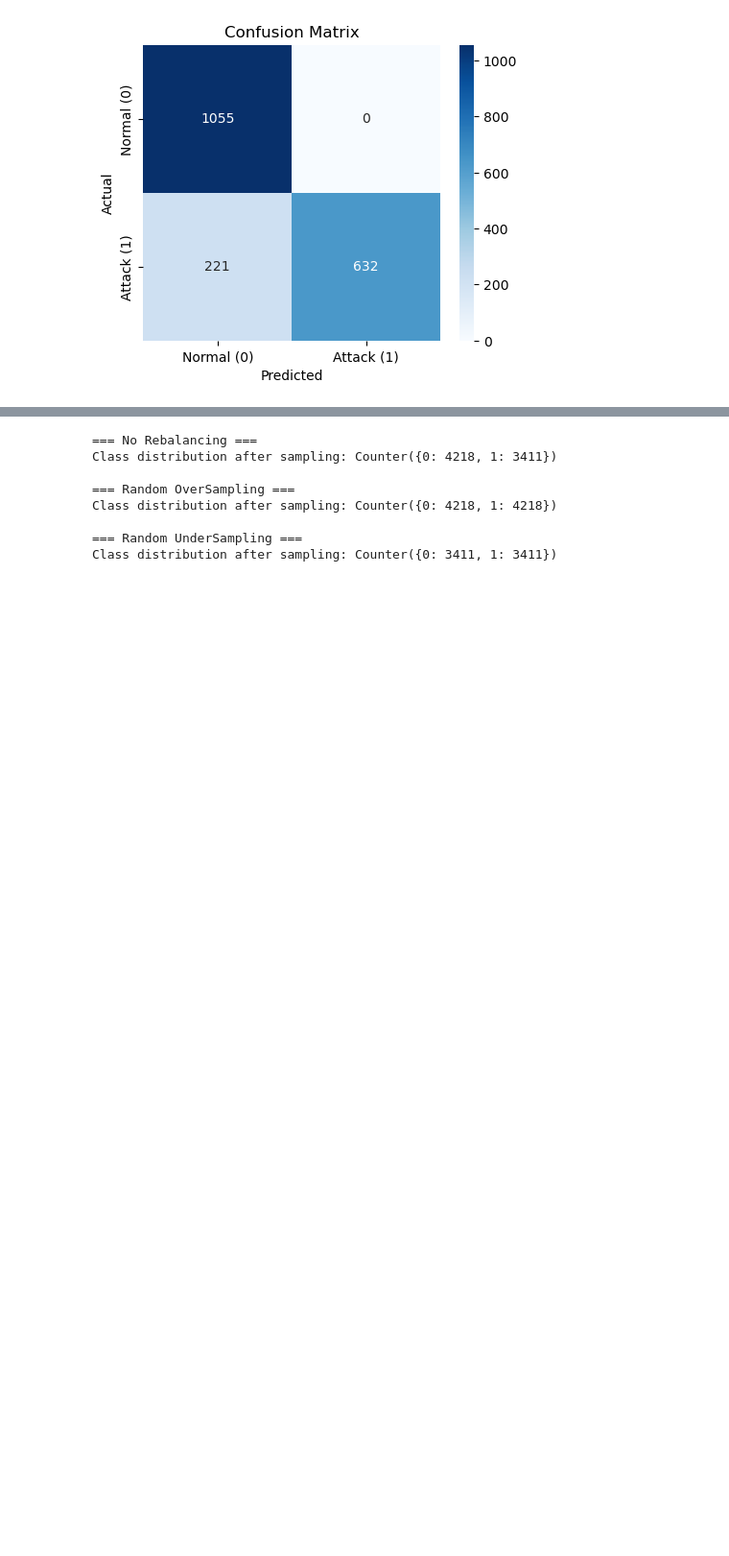
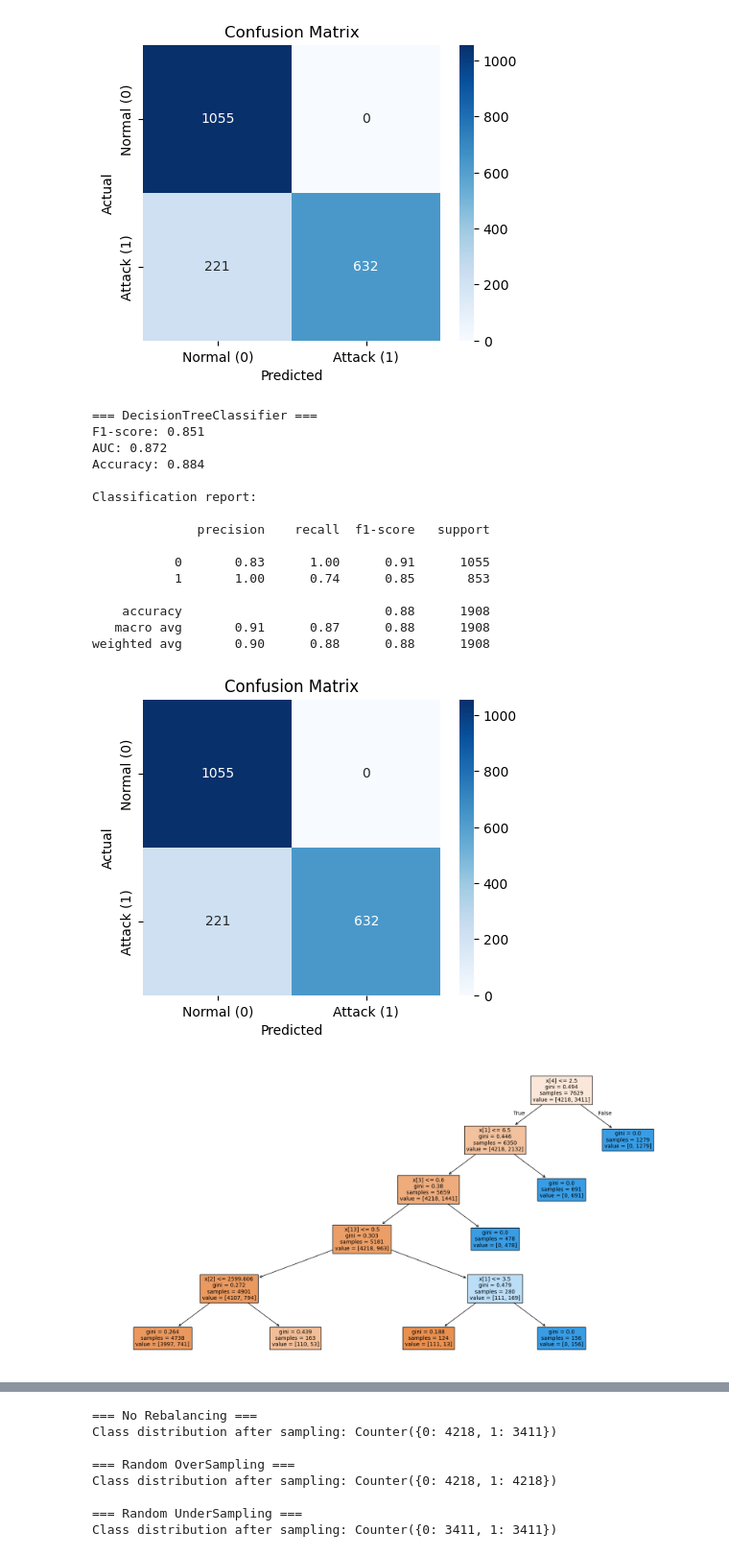
Before and after one commit to manGjv/Cybersecurity-Intrusion-Detection, a Jupyter notebook: project.ipynb, the cells around one changed output, grey strips where cells are left out. Shown at 96% size. Drawn from its saved outputs; the diff is of its cells as text; code cells hidden in the pictures; blank space fills up the shorter version.

Commit message:
add visualisation decision tree

```diff
--- a/project.ipynb
+++ b/project.ipynb
@@ -441,3 +441,36 @@ Classification report:
    macro avg       0.91      0.87      0.88      1908
 weighted avg       0.90      0.88      0.88      1908
 [figure]
+# %%
+from sklearn.tree import plot_tree
+
+tree = DecisionTreeClassifier(random_state=42, max_depth=5)
+train_and_evaluate_model(tree, X_train, y_train, X_test, y_test)
+
+plt.figure(figsize=(20, 10))
+
+plot_tree(
+    tree,
+    filled=True,
+    fontsize=10
+)
+
+plt.show()
+# %% [output]
+=== DecisionTreeClassifier ===
+F1-score: 0.851
+AUC: 0.872
+Accuracy: 0.884
+
+Classification report:
+
+              precision    recall  f1-score   support
+
+           0       0.83      1.00      0.91      1055
+           1       1.00      0.74      0.85       853
+
+    accuracy                           0.88      1908
+   macro avg       0.91      0.87      0.88      1908
+weighted avg       0.90      0.88      0.88      1908
+[figure, added]
+[figure, added]
```
Also changed, not shown: parts of 1 cell of this notebook.
